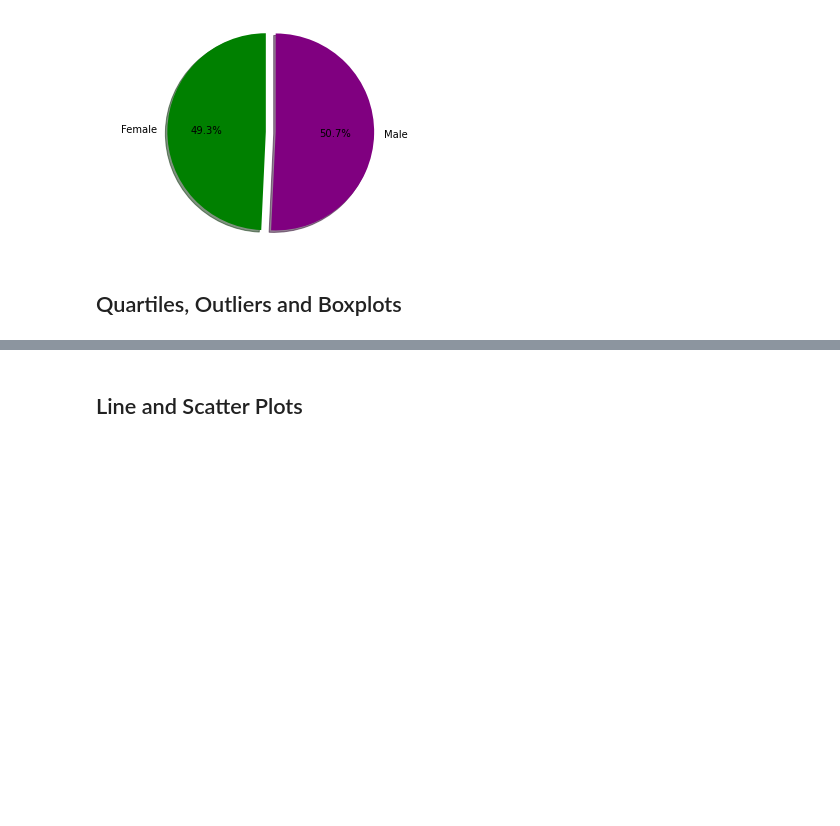
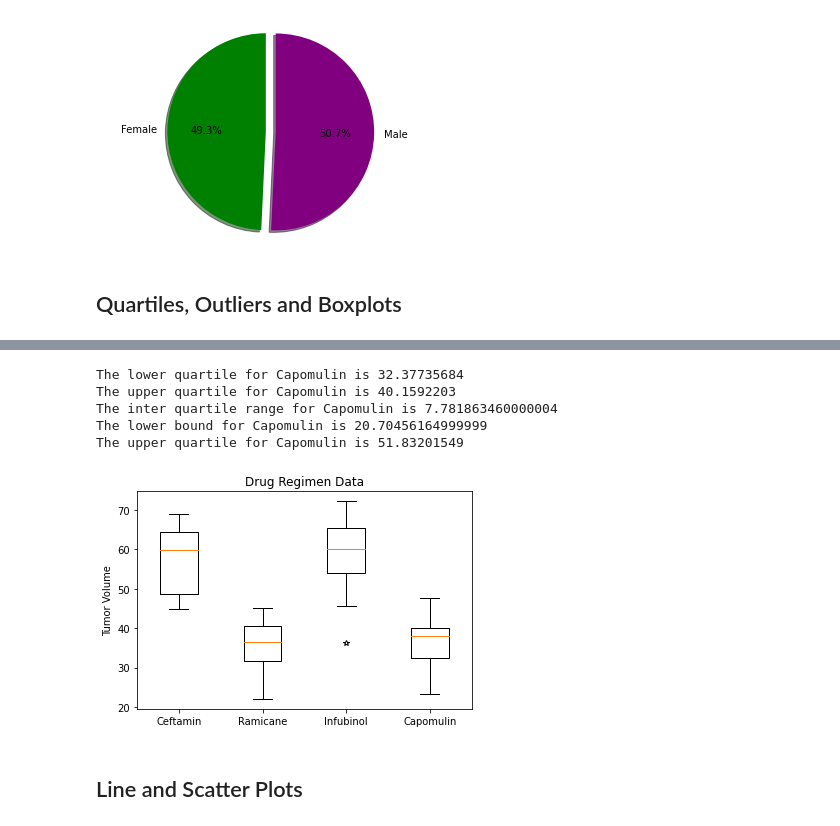
Before and after one commit to MMidwinter/matplotlib-challenge, a Jupyter notebook: Pymaceuticals/pymaceuticals_starter.ipynb, the cells around one changed output, grey strips where cells are left out. Drawn from its saved outputs; the diff is of its cells as text; code cells hidden in the pictures; blank space fills up the shorter version.

```diff
--- a/Pymaceuticals/pymaceuticals_starter.ipynb
+++ b/Pymaceuticals/pymaceuticals_starter.ipynb
@@ -215,0 +241,32 @@ plt.axis("equal")
+# %%
+# Put treatments into a list for for loop (and later for plot labels)
+drugs = tumor_volume_df['Drug Regimen'].unique()
+
+# Create empty list to fill with tumor vol data (for plotting)
+tumor_data = {}
+
+#for drug in drugs:
+#    tumor_data[f'{drug}'] = []
+
+#for index, row in tumor_volume_df.iterrows():
+#   #if drug == tumor_data[row['Drug Regimen']]
+#   tumor_data[row['Drug Regimen']].append(row['Tumor Volume (mm3)'])
+
+ceftamin_tumor_volume_df = tumor_volume_df[(tumor_volume_df['Drug Regimen'] == 'Ceftamin')]
+ceftamin_tumor_volume_list = ceftamin_tumor_volume_df['Tumor Volume (mm3)']
+
+ramicane_tumor_volume = tumor_volume_df[(tumor_volume_df['Drug Regimen'] == 'Ramicane')]
+ramicane_tumor_volume_list = ramicane_tumor_volume['Tumor Volume (mm3)']
+
+infubinol_tumor_volume = tumor_volume_df[(tumor_volume_df['Drug Regimen'] == 'Infubinol')]
+infubinol_tumor_volume_list = infubinol_tumor_volume['Tumor Volume (mm3)']
+
+capomulin_tumor_volume = tumor_volume_df[(tumor_volume_df['Drug Regimen'] == 'Capomulin')]
+capomulin_tumor_volume_list = capomulin_tumor_volume['Tumor Volume (mm3)']
+
+drug_regimen_tumor_data = [ceftamin_tumor_volume_list,ramicane_tumor_volume_list,infubinol_tumor_volume_list,capomulin_tumor_volume_list]
+
+#ceftamin_tumor_volume_df.head()
+#print(drugs)
+#print(tumor_data['Ceftamin'])
+#print(drug_regimen_tumor_data)
@@ -216,4 +336,36 @@ plt.axis("equal")
+# %%
+capomulin_quartiles = capomulin_tumor_volume['Tumor Volume (mm3)'].quantile([.25,.5,.75])
+capomulin_lower_quantile = capomulin_quartiles[0.25]
+capomulin_upper_quantile = capomulin_quartiles[0.75]
+capomulin_iqr = capomulin_upper_quantile-capomulin_lower_quantile
+
+# Determine outliers using upper and lower bounds
+capomulin_lower_bound = capomulin_lower_quantile - (1.5*capomulin_iqr)
+capomulin_upper_bound = capomulin_upper_quantile + (1.5*capomulin_iqr)
+
+print(f'The lower quartile for Capomulin is {capomulin_lower_quantile}')
+print(f'The upper quartile for Capomulin is {capomulin_upper_quantile}')
+print(f'The inter quartile range for Capomulin is {capomulin_iqr}')
+print(f'The lower bound for Capomulin is {capomulin_lower_bound}')
+print(f'The upper quartile for Capomulin is {capomulin_upper_bound}')
+# %% [output]
+The lower quartile for Capomulin is 32.37735684
+The upper quartile for Capomulin is 40.1592203
+The inter quartile range for Capomulin is 7.781863460000004
+The lower bound for Capomulin is 20.70456164999999
+The upper quartile for Capomulin is 51.83201549
 # %%
 # Generate a box plot of the final tumor volume of each mouse across four regimens of interest
+#box_plot_data = [data, ]
+
+fig1, ax1 = plt.subplots()
+#gfig1, ax1 = tumor_volume_df['Drug Regimen']
+ax1.set_xticklabels(['Ceftamin', 'Ramicane', 'Infubinol', 'Capomulin'])
+ax1.set_ylabel("Tumor Volume")
+ax1.set_title("Drug Regimen Data")
+ax1.boxplot(drug_regimen_tumor_data, 0, '*')
+plt.show()
+# %% [output]
+[figure, added]
 # %% [markdown]
 ## Line and Scatter Plots
```
Also changed, not shown: parts of 13 cells of this notebook.
